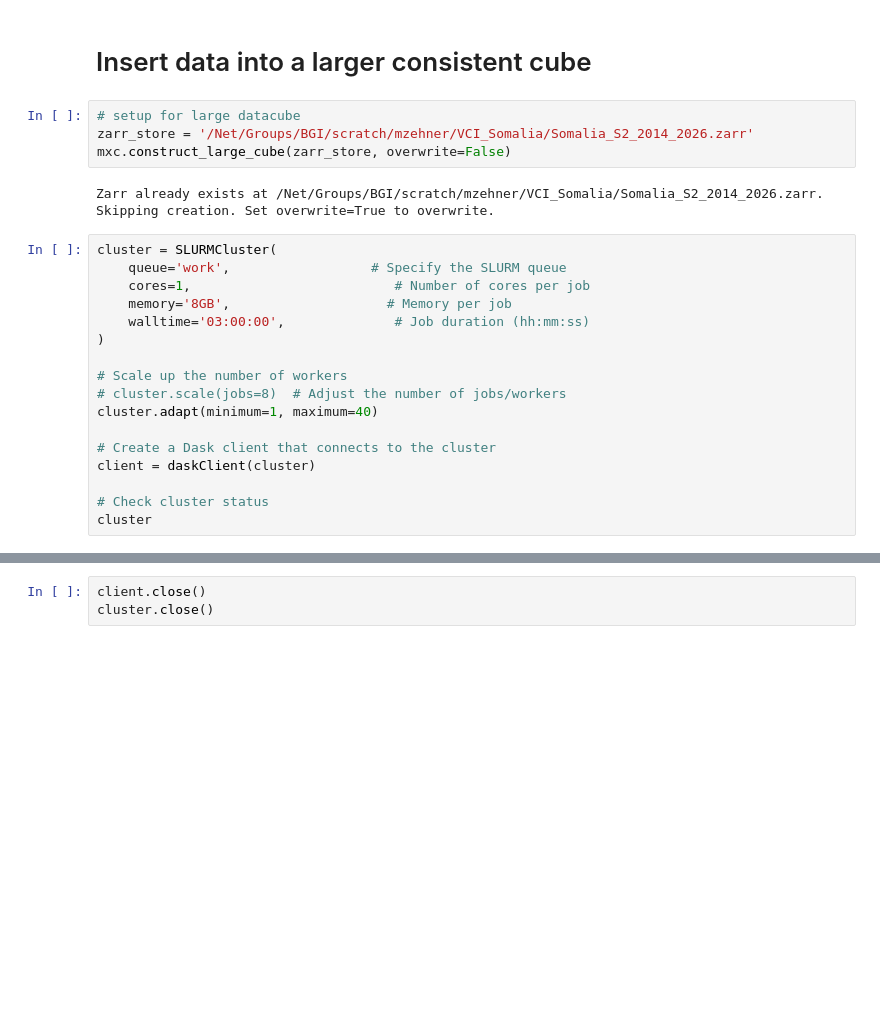
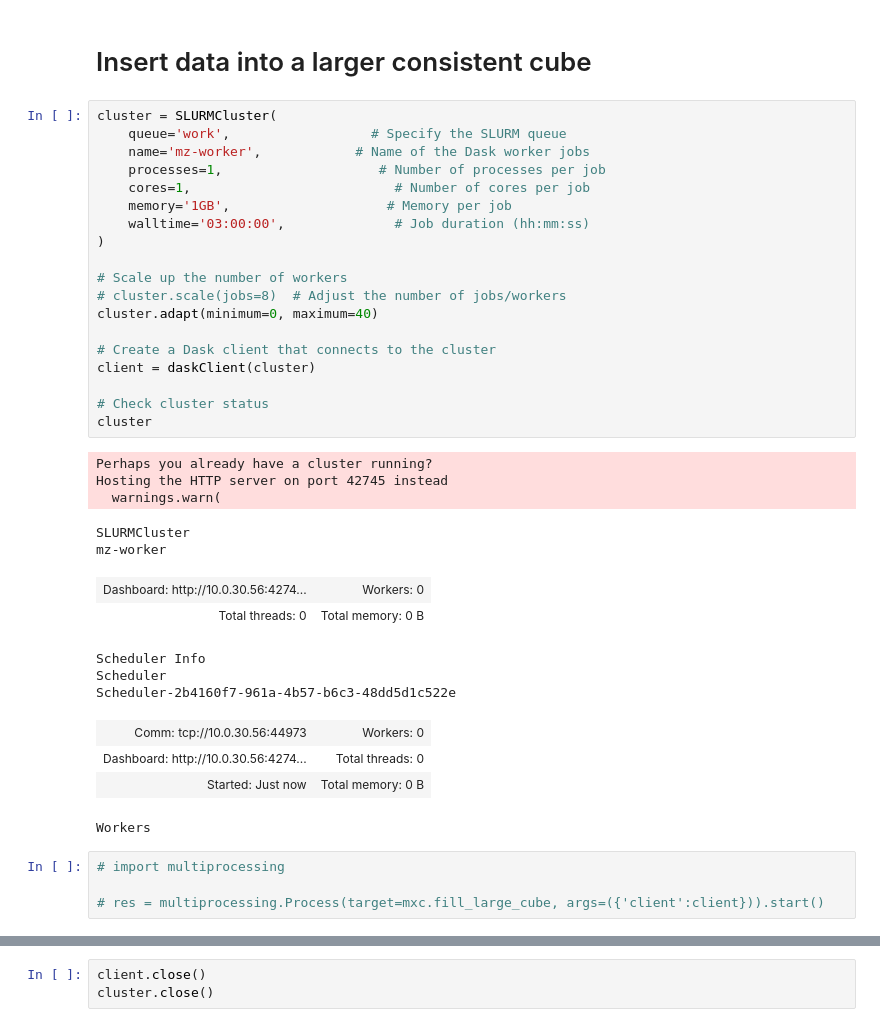
Before and after one commit to MarkusZehner/stacathome, a Jupyter notebook: walltowall.ipynb, the cells around one changed output, grey strips where cells are left out. Saved outputs shown, nothing was run; the diff lists cells and outputs as text; blank space fills up the shorter version.

Commit message:
update Please enter the commit message for your changes. Lines starting

```diff
--- a/walltowall.ipynb
+++ b/walltowall.ipynb
@@ -102,26 +264,41 @@ otf_cube.B02.mean(dim=[mxc.dimension_names['longitude'],
 # %% [markdown]
 # Insert data into a larger consistent cube
-# %%
-# setup for large datacube
-zarr_store = '/Net/Groups/BGI/scratch/mzehner/VCI_Somalia/Somalia_S2_2014_2026.zarr'
-mxc.construct_large_cube(zarr_store, overwrite=False)
-# %% [output]
-Zarr already exists at /Net/Groups/BGI/scratch/mzehner/VCI_Somalia/Somalia_S2_2014_2026.zarr. Skipping creation. Set overwrite=True to overwrite.
 # %%
 cluster = SLURMCluster(
     queue='work',                  # Specify the SLURM queue
+    name='mz-worker',            # Name of the Dask worker jobs
+    processes=1,                    # Number of processes per job
     cores=1,                          # Number of cores per job
-    memory='8GB',                    # Memory per job
+    memory='1GB',                    # Memory per job
     walltime='03:00:00',              # Job duration (hh:mm:ss)
 )
 
 # Scale up the number of workers
 # cluster.scale(jobs=8)  # Adjust the number of jobs/workers
-cluster.adapt(minimum=1, maximum=40)
+cluster.adapt(minimum=0, maximum=40)
 
 # Create a Dask client that connects to the cluster
 client = daskClient(cluster)
 
 # Check cluster status
 cluster
+# %% [output]
+Perhaps you already have a cluster running?
+Hosting the HTTP server on port 42745 instead
+  warnings.warn(
+SLURMCluster
+mz-worker
+| Dashboard: http://10.0.30.56:4274... | Workers: 0 |
+| Total threads: 0 | Total memory: 0 B |
+Scheduler Info
+Scheduler
+Scheduler-2b4160f7-961a-4b57-b6c3-48dd5d1c522e
+| Comm: tcp://10.0.30.56:44973 | Workers: 0 |
+| Dashboard: http://10.0.30.56:4274... | Total threads: 0 |
+| Started: Just now | Total memory: 0 B |
+Workers
+# %%
+# import multiprocessing
+
+# res = multiprocessing.Process(target=mxc.fill_large_cube, args=({'client':client})).start()
 # %%
```
Also changed, not shown: parts of 29 cells of this notebook, 3 other files.
